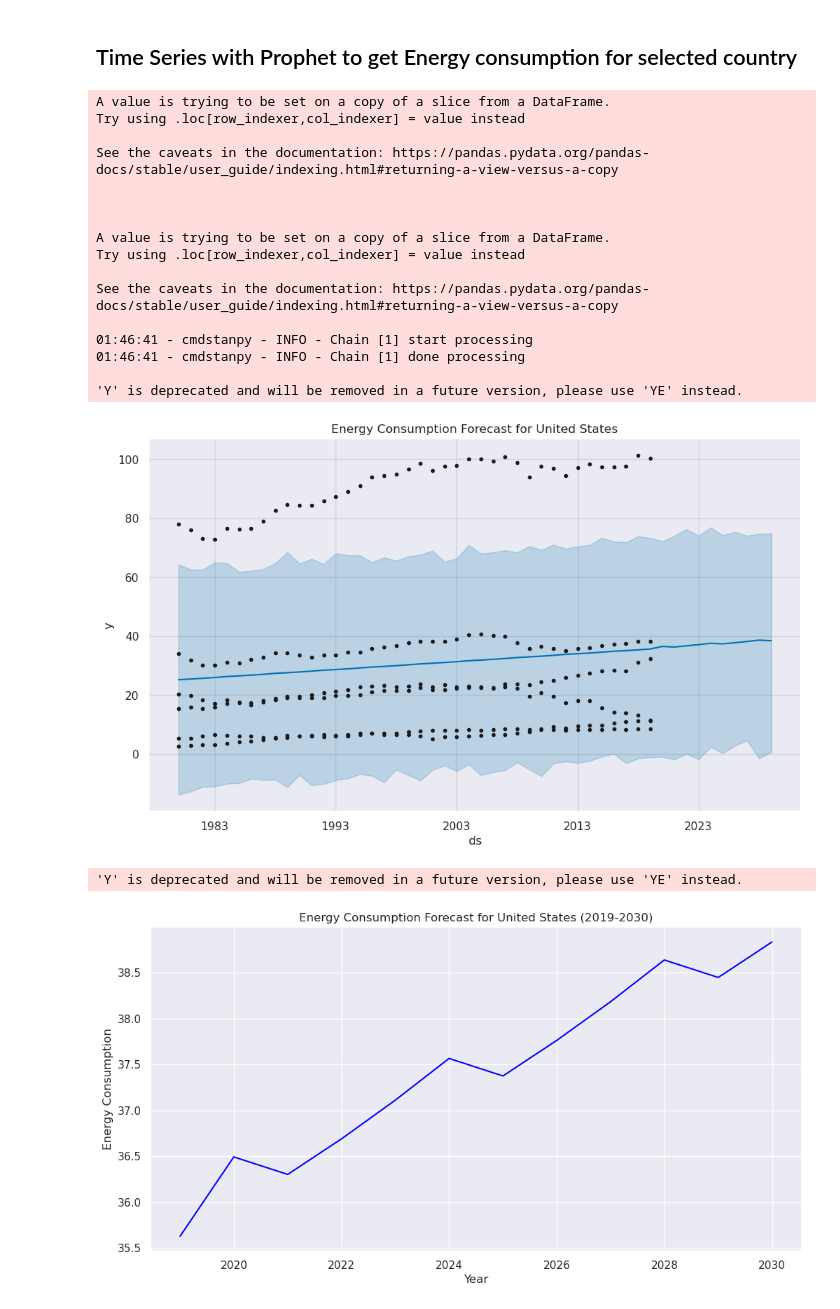
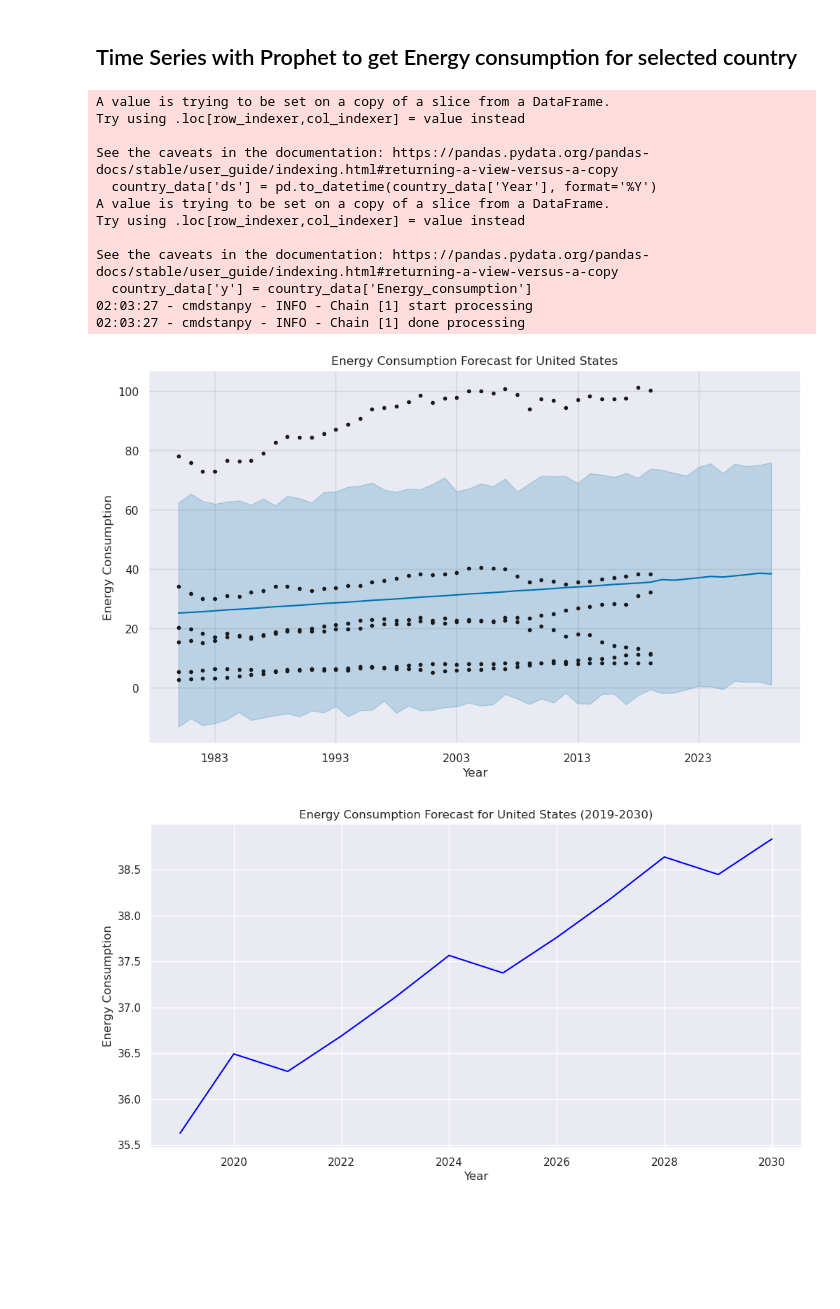
Before and after one commit to KevinShilla/climate-prediction-project, a Jupyter notebook: SK/Energy_by_Country Time_Series_Forecast_with_Prophet.ipynb, the cells around one changed output. Cells and saved outputs as stored; diff of their text form; code cells hidden in the pictures; blank space fills up the shorter version.

```diff
--- a/SK/Energy_by_Country Time_Series_Forecast_with_Prophet.ipynb
+++ b/SK/Energy_by_Country Time_Series_Forecast_with_Prophet.ipynb
@@ -60,10 +60,9 @@ df_energy.describe()
 # %% [markdown]
 ## Time Series with Prophet to get Energy consumption for selected country
 # %%
-# Hardcode the country (replace 'Bangladesh' with your desired country)
+# replace with your desired country
 country = 'United States'
 
-# Filter data for the specified country
 country_data = df_energy[df_energy['Country'] == country]
 
 # Prepare the data for Prophet
@@ -74,55 +73,52 @@ country_data['y'] = country_data['Energy_consumption']
 model = Prophet(yearly_seasonality=True)
 model.fit(country_data)
 
-# Make future dataframe (1) - Full Forecast
+# Make future dataframe - Full Forecast
 future = model.make_future_dataframe(periods=10, freq='Y')
 
-# Predict future values (1)
+# Predict future values
 forecast = model.predict(future)
 
-# Plot the forecast (1) - Only blue line
-fig = model.plot(forecast)  # Use model.plot for Prophet visualization
+# Plot the forecast
+fig = model.plot(forecast)
 
-plt.gca().lines[1]  # Set line opacity to 1 (solid line)
-plt.gca().collections[0]  # Set shading opacity to 0 (invisible)
+#plt.gca().lines[1]
+#plt.gca().collections[0]
 plt.title(f'Energy Consumption Forecast for {country}')
+plt.xlabel('Year')
+plt.ylabel('Energy Consumption')
+plt.grid(True)
 plt.show()
 
 
-# Make future dataframe (2) - 2019-2030
 future = model.make_future_dataframe(periods=11, freq='Y')  # 11 years from 2019 to 2030
 
-# Predict future values (2)
+# Predict future values
 forecast = model.predict(future)
 
 # Filter the forecast for 2019-2030
 forecast_2019_2030 = forecast[forecast['ds'].dt.year >= 2019]
 
 # Plot the forecast for 2019-2030
 plt.figure(figsize=(12, 6))  # Adjust figure size as needed
 plt.plot(forecast_2019_2030['ds'], forecast_2019_2030['yhat'], color='blue')
 plt.title(f'Energy Consumption Forecast for {country} (2019-2030)')
 plt.xlabel('Year')
 plt.ylabel('Energy Consumption')
 plt.grid(True)
 plt.show()
 # %% [output]
 A value is trying to be set on a copy of a slice from a DataFrame.
 Try using .loc[row_indexer,col_indexer] = value instead
 
 See the caveats in the documentation: https://pandas.pydata.org/pandas-docs/stable/user_guide/indexing.html#returning-a-view-versus-a-copy
-
-
-
+  country_data['ds'] = pd.to_datetime(country_data['Year'], format='%Y')
 A value is trying to be set on a copy of a slice from a DataFrame.
 Try using .loc[row_indexer,col_indexer] = value instead
 
 See the caveats in the documentation: https://pandas.pydata.org/pandas-docs/stable/user_guide/indexing.html#returning-a-view-versus-a-copy
-
-01:46:41 - cmdstanpy - INFO - Chain [1] start processing
-01:46:41 - cmdstanpy - INFO - Chain [1] done processing
-
-'Y' is deprecated and will be removed in a future version, please use 'YE' instead.
+  country_data['y'] = country_data['Energy_consumption']
+02:03:27 - cmdstanpy - INFO - Chain [1] start processing
+02:03:27 - cmdstanpy - INFO - Chain [1] done processing
-[figure, old version]
+[figure, new version]
-'Y' is deprecated and will be removed in a future version, please use 'YE' instead.
 [figure]
```
